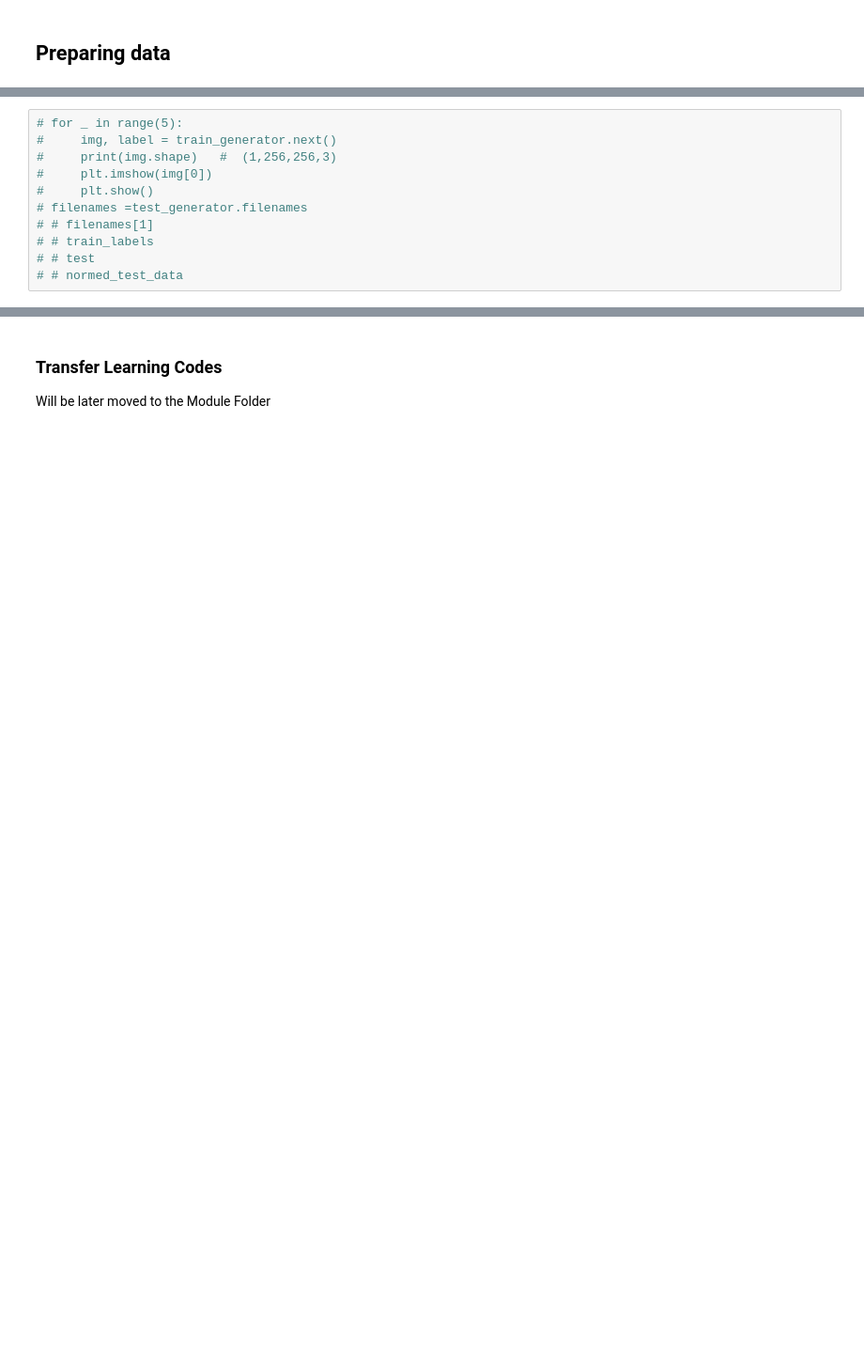
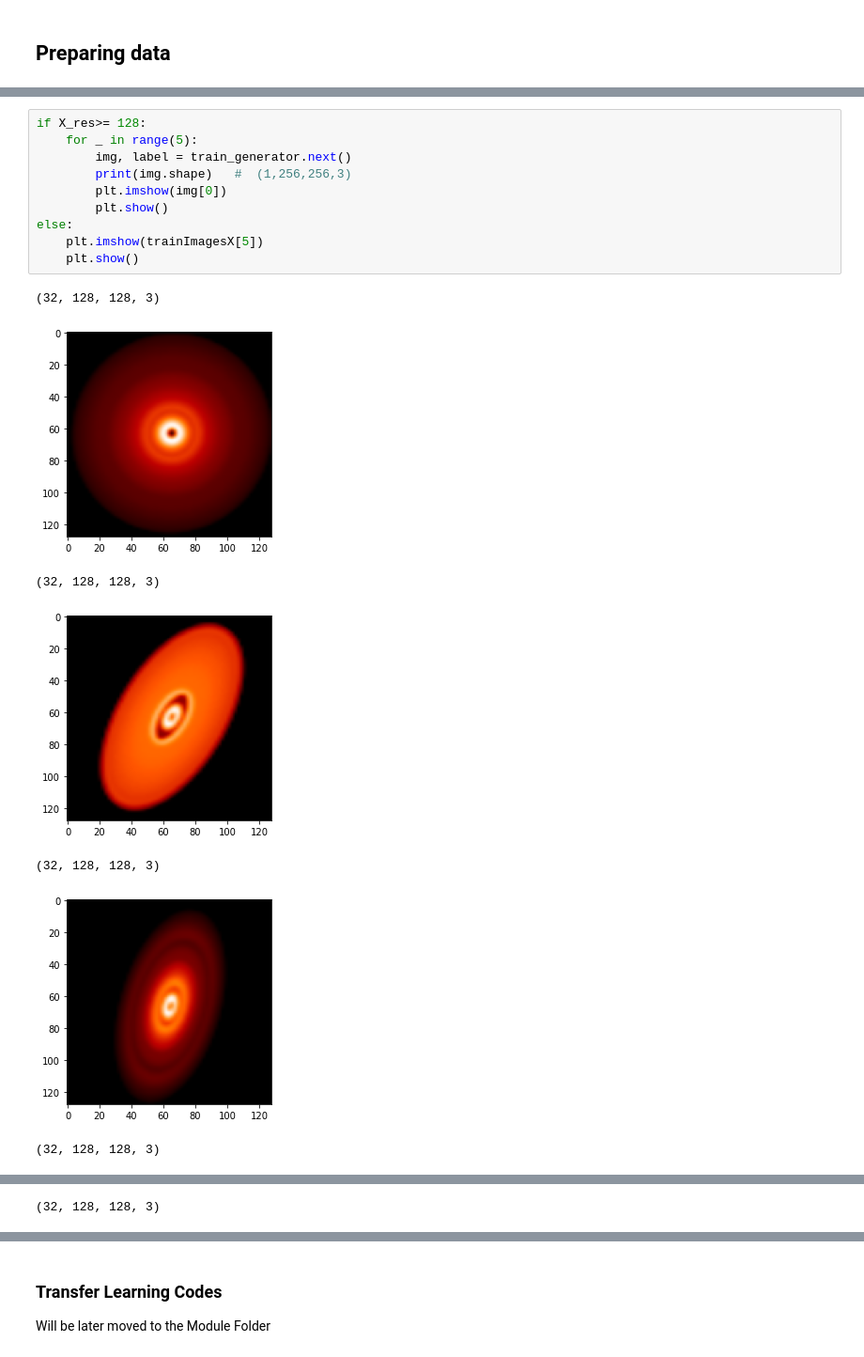
Before and after one commit to sauddy/DPNNet-3.0, a Jupyter notebook: DPNNet-RT_V5-Genrator.ipynb, the cells around one changed output, grey strips where cells are left out. Shown at 94% size. Cells and saved outputs as stored; diff of their text form; blank space fills up the shorter version.

```diff
--- a/DPNNet-RT_V5-Genrator.ipynb
+++ b/DPNNet-RT_V5-Genrator.ipynb
@@ -395,11 +451,18 @@ RAM memory % used: 3.91
 # %%
-# for _ in range(5):
-#     img, label = train_generator.next()
-#     print(img.shape)   #  (1,256,256,3)
-#     plt.imshow(img[0])
-#     plt.show()
-# filenames =test_generator.filenames
-# # filenames[1]
-# # train_labels
-# # test
-# # normed_test_data
+if X_res>= 128:
+    for _ in range(5):
+        img, label = train_generator.next()
+        print(img.shape)   #  (1,256,256,3)
+        plt.imshow(img[0])
+        plt.show()
+else:
+    plt.imshow(trainImagesX[5])
+    plt.show()
+# %% [output]
+(32, 128, 128, 3)
+[figure, added]
+(32, 128, 128, 3)
+[figure, added]
+(32, 128, 128, 3)
+[figure, added]
+(32, 128, 128, 3)
@@ -405,0 +470 @@ RAM memory % used: 3.91
+(32, 128, 128, 3)
```
Also changed, not shown: parts of 29 cells of this notebook.
